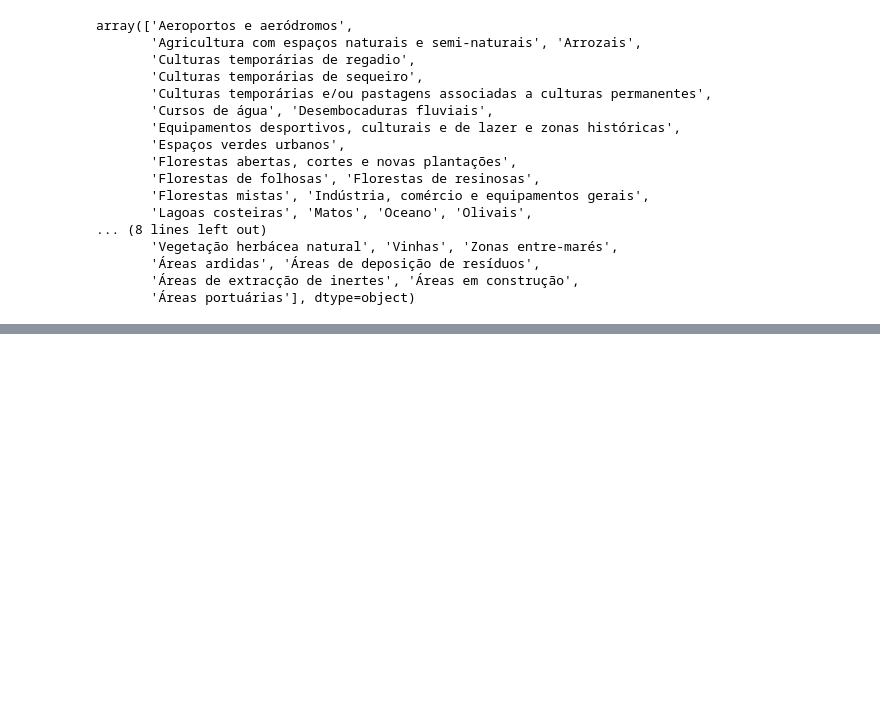
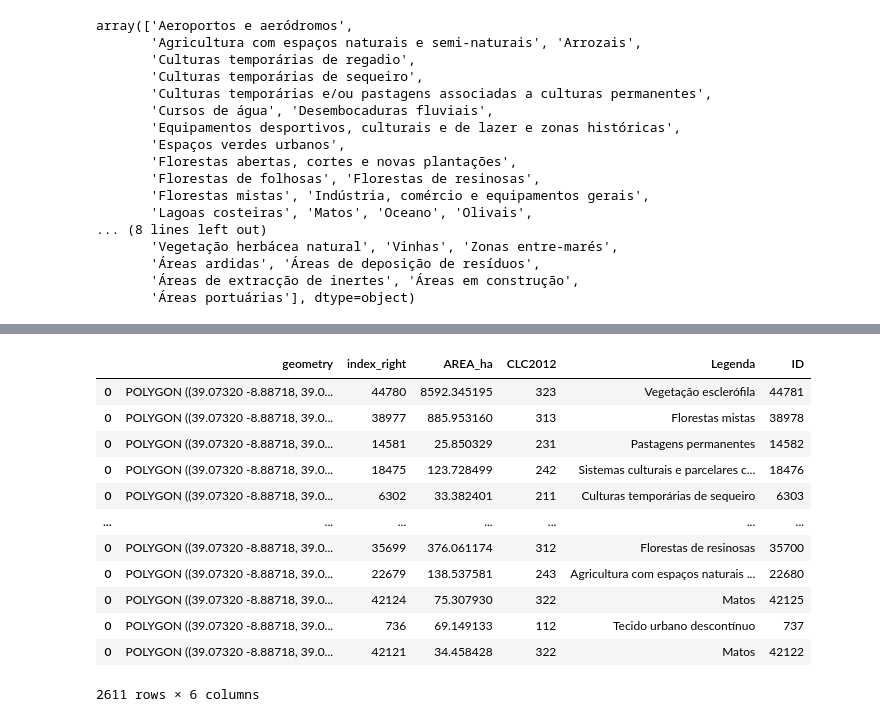
Before and after one commit to SimaoBarbosa/Land_cover_classification, a Jupyter notebook: land_cover_data.ipynb, the cells around one changed output, grey strips where cells are left out. Saved outputs shown, nothing was run; the diff lists cells and outputs as text; code cells hidden in the pictures; blank space fills up the shorter version.

```diff
--- a/land_cover_data.ipynb
+++ b/land_cover_data.ipynb
@@ -172,0 +182,2 @@ Datum: Unknown based on GRS80 ellipsoid
+# %%
+shapefile.geometry = shapefile.geometry.map(lambda polygon: shapely.ops.transform(lambda x, y: (y, x), polygon))
@@ -193,3 +220,15 @@ array(['Aeroportos e aeródromos',
        'Áreas ardidas', 'Áreas de deposição de resíduos',
        'Áreas de extracção de inertes', 'Áreas em construção',
        'Áreas portuárias'], dtype=object)
+# %%
+polygon = Polygon([ # from manifest.safe
+    (39.073198659648654, -8.8871765),
+    (39.0526886902376, -8.894318),
+    (38.906045290370265 ,-8.945374),
+    (38.760328595167564 ,-8.996094),
+    (38.755193805393134 ,-10.151337),
+    (39.74439520181332 ,-10.167633),
+    (39.750212021802014 ,-8.886078),
+    (39.073198659648654 ,-8.8871765)
+])
+polygon
@@ -195,0 +237,4 @@ array(['Aeroportos e aeródromos',
+# %%
+imageBounds = gp.GeoDataFrame(crs={'init': 'epsg:4326'})
+# %%
+imageBounds.geometry = [polygon]
@@ -195,0 +262,17 @@ array(['Aeroportos e aeródromos',
+# %%
+intersected = gp.sjoin(imageBounds, shapefile, how='inner', op='intersects', lsuffix='left', rsuffix='right')
+intersected
+# %% [output]
+|  | geometry | index_right | AREA_ha | CLC2012 | Legenda | ID |
+| 0 | POLYGON ((39.07320 -8.88718, 39.0... | 44780 | 8592.345195 | 323 | Vegetação esclerófila | 44781 |
+| 0 | POLYGON ((39.07320 -8.88718, 39.0... | 38977 | 885.953160 | 313 | Florestas mistas | 38978 |
+| 0 | POLYGON ((39.07320 -8.88718, 39.0... | 14581 | 25.850329 | 231 | Pastagens permanentes | 14582 |
+| 0 | POLYGON ((39.07320 -8.88718, 39.0... | 18475 | 123.728499 | 242 | Sistemas culturais e parcelares c... | 18476 |
+| 0 | POLYGON ((39.07320 -8.88718, 39.0... | 6302 | 33.382401 | 211 | Culturas temporárias de sequeiro | 6303 |
+| ... | ... | ... | ... | ... | ... | ... |
+| 0 | POLYGON ((39.07320 -8.88718, 39.0... | 35699 | 376.061174 | 312 | Florestas de resinosas | 35700 |
+| 0 | POLYGON ((39.07320 -8.88718, 39.0... | 22679 | 138.537581 | 243 | Agricultura com espaços naturais ... | 22680 |
+| 0 | POLYGON ((39.07320 -8.88718, 39.0... | 42124 | 75.307930 | 322 | Matos | 42125 |
+| 0 | POLYGON ((39.07320 -8.88718, 39.0... | 736 | 69.149133 | 112 | Tecido urbano descontínuo | 737 |
+| 0 | POLYGON ((39.07320 -8.88718, 39.0... | 42121 | 34.458428 | 322 | Matos | 42122 |
+2611 rows × 6 columns
```
Also changed, not shown: parts of 11 cells of this notebook, 1 other file.
